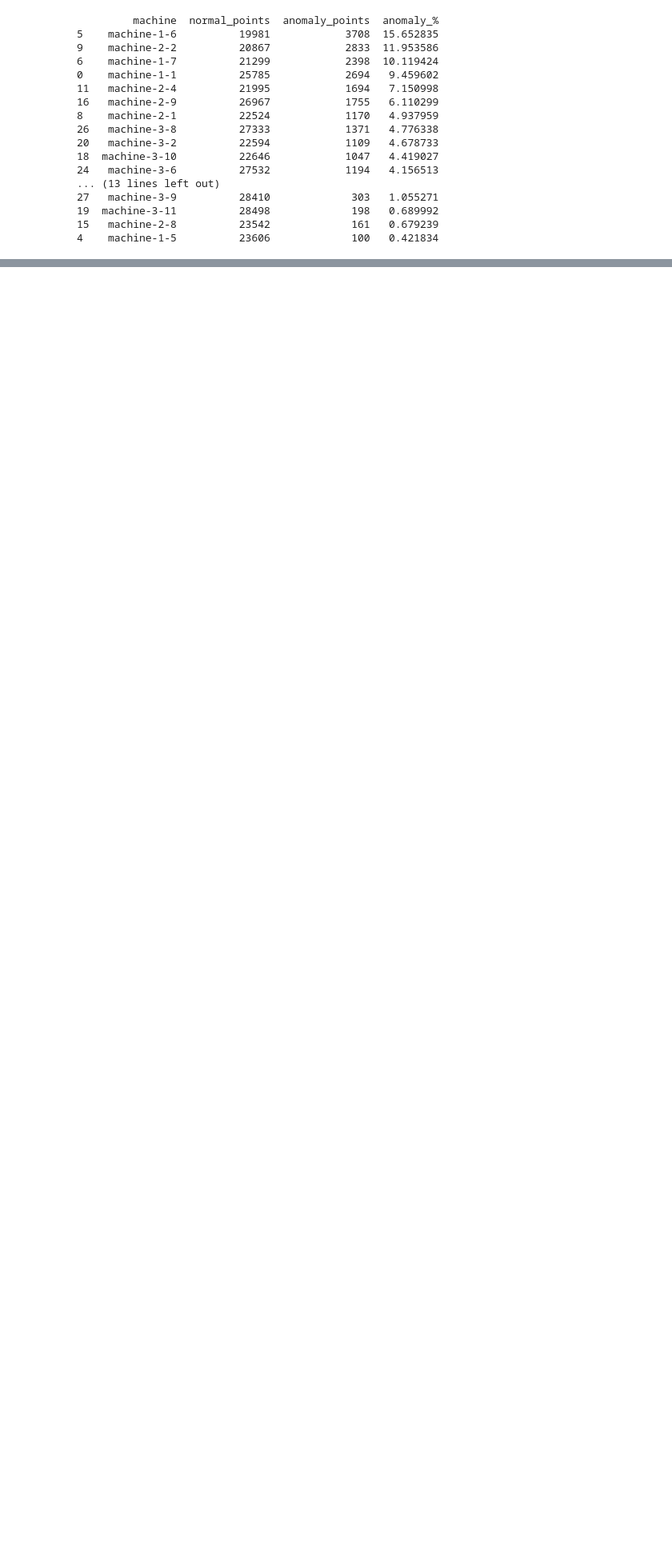
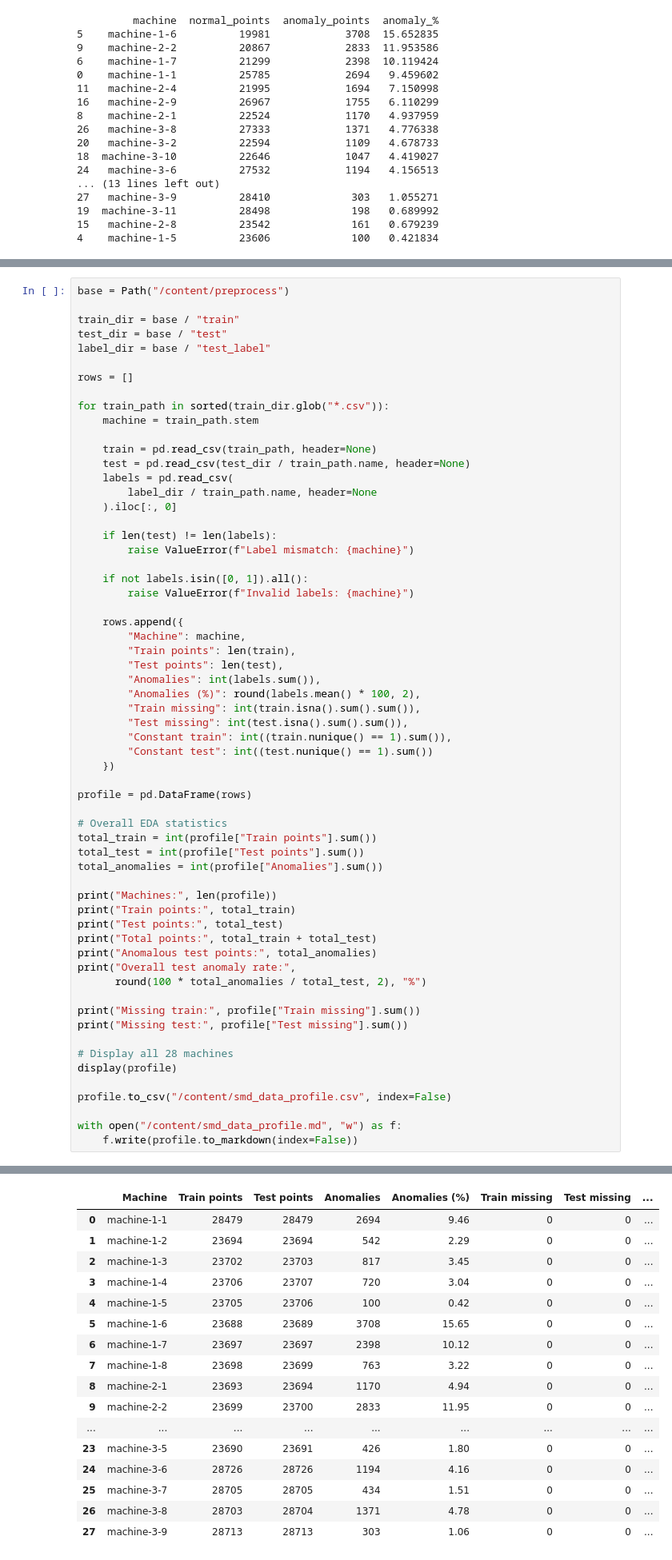
Before and after one commit to VioS11/SensorTwin-SMD, a Jupyter notebook: notebooks/IC3_SMD_Project.ipynb, the cells around one changed output, grey strips where cells are left out. Shown at 80% size. Drawn from its saved outputs; the diff is of its cells as text; blank space fills up the shorter version.

```diff
--- a/notebooks/IC3_SMD_Project.ipynb
+++ b/notebooks/IC3_SMD_Project.ipynb
@@ -431,3 +483,65 @@ plt.tight_layout()
 plt.show()
 # %% [output]
 [figure]
+# %%
+base = Path("/content/preprocess")
+
+train_dir = base / "train"
+test_dir = base / "test"
+label_dir = base / "test_label"
+
+rows = []
+
+for train_path in sorted(train_dir.glob("*.csv")):
+    machine = train_path.stem
+
+    train = pd.read_csv(train_path, header=None)
+    test = pd.read_csv(test_dir / train_path.name, header=None)
+    labels = pd.read_csv(
+        label_dir / train_path.name, header=None
+    ).iloc[:, 0]
+
+    if len(test) != len(labels):
+        raise ValueError(f"Label mismatch: {machine}")
+
+    if not labels.isin([0, 1]).all():
+        raise ValueError(f"Invalid labels: {machine}")
+
+    rows.append({
+        "Machine": machine,
+        "Train points": len(train),
+        "Test points": len(test),
+        "Anomalies": int(labels.sum()),
+        "Anomalies (%)": round(labels.mean() * 100, 2),
+        "Train missing": int(train.isna().sum().sum()),
+        "Test missing": int(test.isna().sum().sum()),
+        "Constant train": int((train.nunique() == 1).sum()),
+        "Constant test": int((test.nunique() == 1).sum())
+    })
+
+profile = pd.DataFrame(rows)
+
+# Overall EDA statistics
+total_train = int(profile["Train points"].sum())
+total_test = int(profile["Test points"].sum())
+total_anomalies = int(profile["Anomalies"].sum())
+
+print("Machines:", len(profile))
+print("Train points:", total_train)
+print("Test points:", total_test)
+print("Total points:", total_train + total_test)
+print("Anomalous test points:", total_anomalies)
+print("Overall test anomaly rate:",
+      round(100 * total_anomalies / total_test, 2), "%")
+
+print("Missing train:", profile["Train missing"].sum())
+print("Missing test:", profile["Test missing"].sum())
+
+# Display all 28 machines
+display(profile)
+
+profile.to_csv("/content/smd_data_profile.csv", index=False)
+
+with open("/content/smd_data_profile.md", "w") as f:
+    f.write(profile.to_markdown(index=False))
+# %% [output]
@@ -433,0 +556,17 @@ plt.show()
+|  | Machine | Train points | Test points | Anomalies | Anomalies (%) | Train missing | Test missing | ... |
+| 0 | machine-1-1 | 28479 | 28479 | 2694 | 9.46 | 0 | 0 | ... |
+| 1 | machine-1-2 | 23694 | 23694 | 542 | 2.29 | 0 | 0 | ... |
+| 2 | machine-1-3 | 23702 | 23703 | 817 | 3.45 | 0 | 0 | ... |
+| 3 | machine-1-4 | 23706 | 23707 | 720 | 3.04 | 0 | 0 | ... |
+| 4 | machine-1-5 | 23705 | 23706 | 100 | 0.42 | 0 | 0 | ... |
+| 5 | machine-1-6 | 23688 | 23689 | 3708 | 15.65 | 0 | 0 | ... |
+| 6 | machine-1-7 | 23697 | 23697 | 2398 | 10.12 | 0 | 0 | ... |
+| 7 | machine-1-8 | 23698 | 23699 | 763 | 3.22 | 0 | 0 | ... |
+| 8 | machine-2-1 | 23693 | 23694 | 1170 | 4.94 | 0 | 0 | ... |
+| 9 | machine-2-2 | 23699 | 23700 | 2833 | 11.95 | 0 | 0 | ... |
+| ... | ... | ... | ... | ... | ... | ... | ... | ... |
+| 23 | machine-3-5 | 23690 | 23691 | 426 | 1.80 | 0 | 0 | ... |
+| 24 | machine-3-6 | 28726 | 28726 | 1194 | 4.16 | 0 | 0 | ... |
+| 25 | machine-3-7 | 28705 | 28705 | 434 | 1.51 | 0 | 0 | ... |
+| 26 | machine-3-8 | 28703 | 28704 | 1371 | 4.78 | 0 | 0 | ... |
+| 27 | machine-3-9 | 28713 | 28713 | 303 | 1.06 | 0 | 0 | ... |
```
Also changed, not shown: parts of 3 cells of this notebook, 1 other file.
